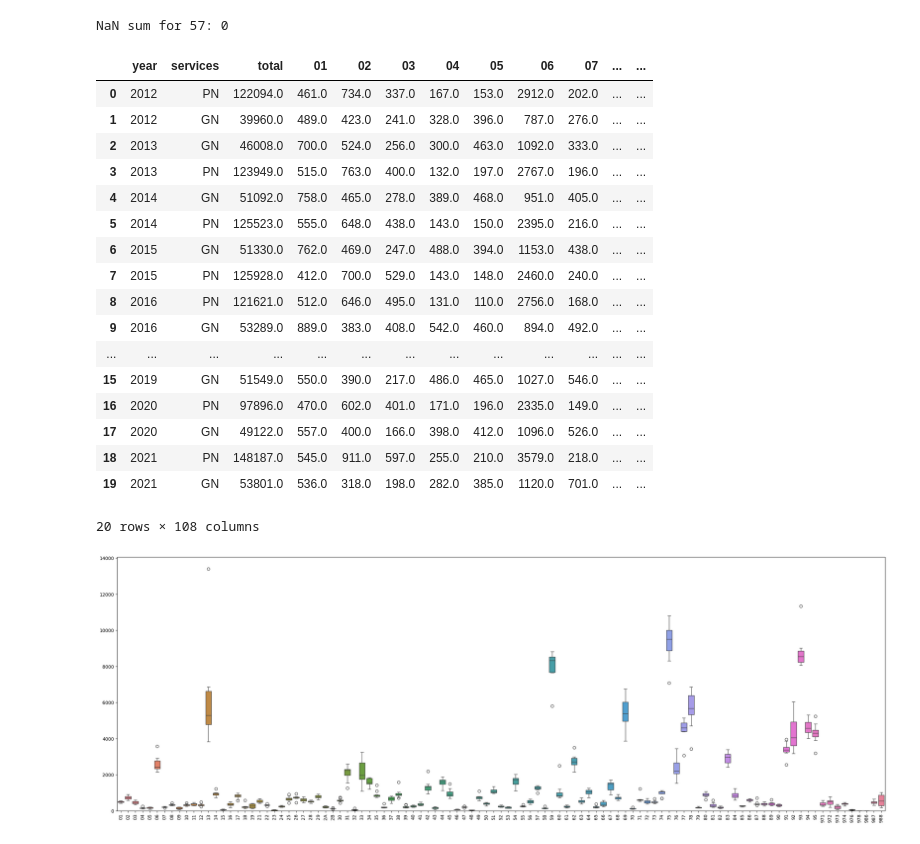
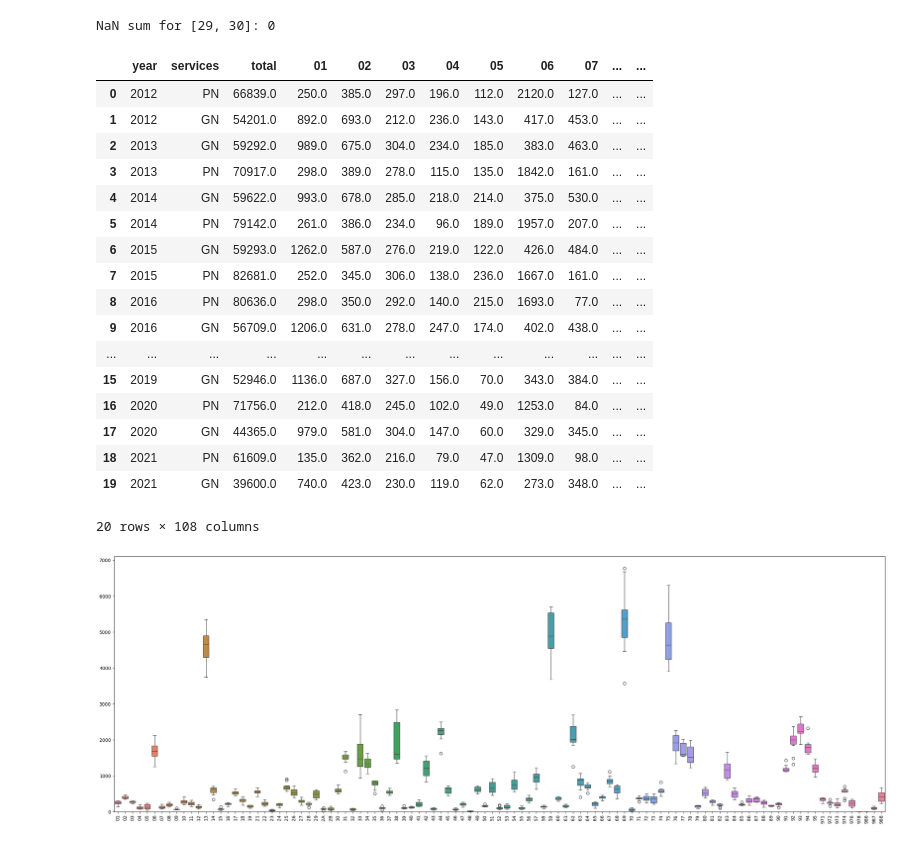
Before and after one commit to LoicLeguille/crimes-delits, a Jupyter notebook: main.ipynb, the cells around one changed output. Drawn from its saved outputs; the diff is of its cells as text; code cells hidden in the pictures.

```diff
--- a/main.ipynb
+++ b/main.ipynb
@@ -39,13 +47,2 @@ download_file(url=Constant.INSTRUCTIONS_URL, filepath=Constant.INSTRUCTIONS_FILE
 # %%
 dict_df = read_xlsx(Constant.DATA_FILE)
-# %%
-total = dict((i, 0) for i in range(1, 108))
-
-for df in dict_df.values():
-    for index, _ in df.iterrows():
-        total[index] += df.loc[index, :].sum()
-
-total = dict(sorted(total.items(), key=lambda item: item[1], reverse=True))
-
-for key, value in total.items():
-    print(f"index: {key}, total: {value}")
@@ -70,13 +49,15 @@ index: 100, total: 0.0
 # %%
+# check for Na
 na_sum = 0
 for key in dict_df.keys():
-    na_sum += dict_df[key].loc[Constant.CHOSEN_INDEX, :].isna().sum()
+    na_sum += dict_df[key].loc[Constant.CHOSEN_INDEX, :].sum().isna().sum()
 
 print(f"NaN sum for {Constant.CHOSEN_INDEX}: {na_sum}")
 # %% [output]
-NaN sum for 57: 0
+NaN sum for [29, 30]: 0
 # %%
-df = pd.DataFrame({key: value.T.groupby(level='Départements').sum().T.loc[Constant.CHOSEN_INDEX, :] for key, value in dict_df.items()}).T
+# create dataframe with groupby on departements and selecting chosen crime
+df = pd.DataFrame({key: value.T.groupby(level='Départements').sum().T.loc[Constant.CHOSEN_INDEX].sum() for key, value in dict_df.items()}).T
 df.columns.name = None
 df.fillna(0, inplace=True)
 
@@ -95,28 +76,29 @@ df.reset_index(inplace=True, drop=True)
 df
 # %% [output]
 |  | year | services | total | 01 | 02 | 03 | 04 | 05 | 06 | 07 | ... | ... |
-| 0 | 2012 | PN | 122094.0 | 461.0 | 734.0 | 337.0 | 167.0 | 153.0 | 2912.0 | 202.0 | ... | ... |
-| 1 | 2012 | GN | 39960.0 | 489.0 | 423.0 | 241.0 | 328.0 | 396.0 | 787.0 | 276.0 | ... | ... |
-| 2 | 2013 | GN | 46008.0 | 700.0 | 524.0 | 256.0 | 300.0 | 463.0 | 1092.0 | 333.0 | ... | ... |
-| 3 | 2013 | PN | 123949.0 | 515.0 | 763.0 | 400.0 | 132.0 | 197.0 | 2767.0 | 196.0 | ... | ... |
-| 4 | 2014 | GN | 51092.0 | 758.0 | 465.0 | 278.0 | 389.0 | 468.0 | 951.0 | 405.0 | ... | ... |
-| 5 | 2014 | PN | 125523.0 | 555.0 | 648.0 | 438.0 | 143.0 | 150.0 | 2395.0 | 216.0 | ... | ... |
-| 6 | 2015 | GN | 51330.0 | 762.0 | 469.0 | 247.0 | 488.0 | 394.0 | 1153.0 | 438.0 | ... | ... |
-| 7 | 2015 | PN | 125928.0 | 412.0 | 700.0 | 529.0 | 143.0 | 148.0 | 2460.0 | 240.0 | ... | ... |
-| 8 | 2016 | PN | 121621.0 | 512.0 | 646.0 | 495.0 | 131.0 | 110.0 | 2756.0 | 168.0 | ... | ... |
-| 9 | 2016 | GN | 53289.0 | 889.0 | 383.0 | 408.0 | 542.0 | 460.0 | 894.0 | 492.0 | ... | ... |
+| 0 | 2012 | PN | 66839.0 | 250.0 | 385.0 | 297.0 | 196.0 | 112.0 | 2120.0 | 127.0 | ... | ... |
+| 1 | 2012 | GN | 54201.0 | 892.0 | 693.0 | 212.0 | 236.0 | 143.0 | 417.0 | 453.0 | ... | ... |
+| 2 | 2013 | GN | 59292.0 | 989.0 | 675.0 | 304.0 | 234.0 | 185.0 | 383.0 | 463.0 | ... | ... |
+| 3 | 2013 | PN | 70917.0 | 298.0 | 389.0 | 278.0 | 115.0 | 135.0 | 1842.0 | 161.0 | ... | ... |
+| 4 | 2014 | GN | 59622.0 | 993.0 | 678.0 | 285.0 | 218.0 | 214.0 | 375.0 | 530.0 | ... | ... |
+| 5 | 2014 | PN | 79142.0 | 261.0 | 386.0 | 234.0 | 96.0 | 189.0 | 1957.0 | 207.0 | ... | ... |
+| 6 | 2015 | GN | 59293.0 | 1262.0 | 587.0 | 276.0 | 219.0 | 122.0 | 426.0 | 484.0 | ... | ... |
+| 7 | 2015 | PN | 82681.0 | 252.0 | 345.0 | 306.0 | 138.0 | 236.0 | 1667.0 | 161.0 | ... | ... |
+| 8 | 2016 | PN | 80636.0 | 298.0 | 350.0 | 292.0 | 140.0 | 215.0 | 1693.0 | 77.0 | ... | ... |
+| 9 | 2016 | GN | 56709.0 | 1206.0 | 631.0 | 278.0 | 247.0 | 174.0 | 402.0 | 438.0 | ... | ... |
 | ... | ... | ... | ... | ... | ... | ... | ... | ... | ... | ... | ... | ... |
-| 15 | 2019 | GN | 51549.0 | 550.0 | 390.0 | 217.0 | 486.0 | 465.0 | 1027.0 | 546.0 | ... | ... |
-| 16 | 2020 | PN | 97896.0 | 470.0 | 602.0 | 401.0 | 171.0 | 196.0 | 2335.0 | 149.0 | ... | ... |
-| 17 | 2020 | GN | 49122.0 | 557.0 | 400.0 | 166.0 | 398.0 | 412.0 | 1096.0 | 526.0 | ... | ... |
-| 18 | 2021 | PN | 148187.0 | 545.0 | 911.0 | 597.0 | 255.0 | 210.0 | 3579.0 | 218.0 | ... | ... |
-| 19 | 2021 | GN | 53801.0 | 536.0 | 318.0 | 198.0 | 282.0 | 385.0 | 1120.0 | 701.0 | ... | ... |
+| 15 | 2019 | GN | 52946.0 | 1136.0 | 687.0 | 327.0 | 156.0 | 70.0 | 343.0 | 384.0 | ... | ... |
+| 16 | 2020 | PN | 71756.0 | 212.0 | 418.0 | 245.0 | 102.0 | 49.0 | 1253.0 | 84.0 | ... | ... |
+| 17 | 2020 | GN | 44365.0 | 979.0 | 581.0 | 304.0 | 147.0 | 60.0 | 329.0 | 345.0 | ... | ... |
+| 18 | 2021 | PN | 61609.0 | 135.0 | 362.0 | 216.0 | 79.0 | 47.0 | 1309.0 | 98.0 | ... | ... |
+| 19 | 2021 | GN | 39600.0 | 740.0 | 423.0 | 230.0 | 119.0 | 62.0 | 273.0 | 348.0 | ... | ... |
 20 rows × 108 columns
 # %%
+# plot boxplots of chosen service and crime
 _, ax = plt.subplots(figsize=(30, 10))
-sns.boxplot(data=df.drop(['year', 'total'], axis=1)[df['services'] == 'PN'])
+sns.boxplot(data=df.drop(['year', 'total'], axis=1)[df['services'] == Constant.SERVICE])
 plt.xticks(rotation=90)
 ax.set(ylim=(0))
 plt.show()
 # %% [output]
-[figure, old version]
+[figure, new version]
```
Also changed, not shown: parts of 27 cells of this notebook, 2 other files.
